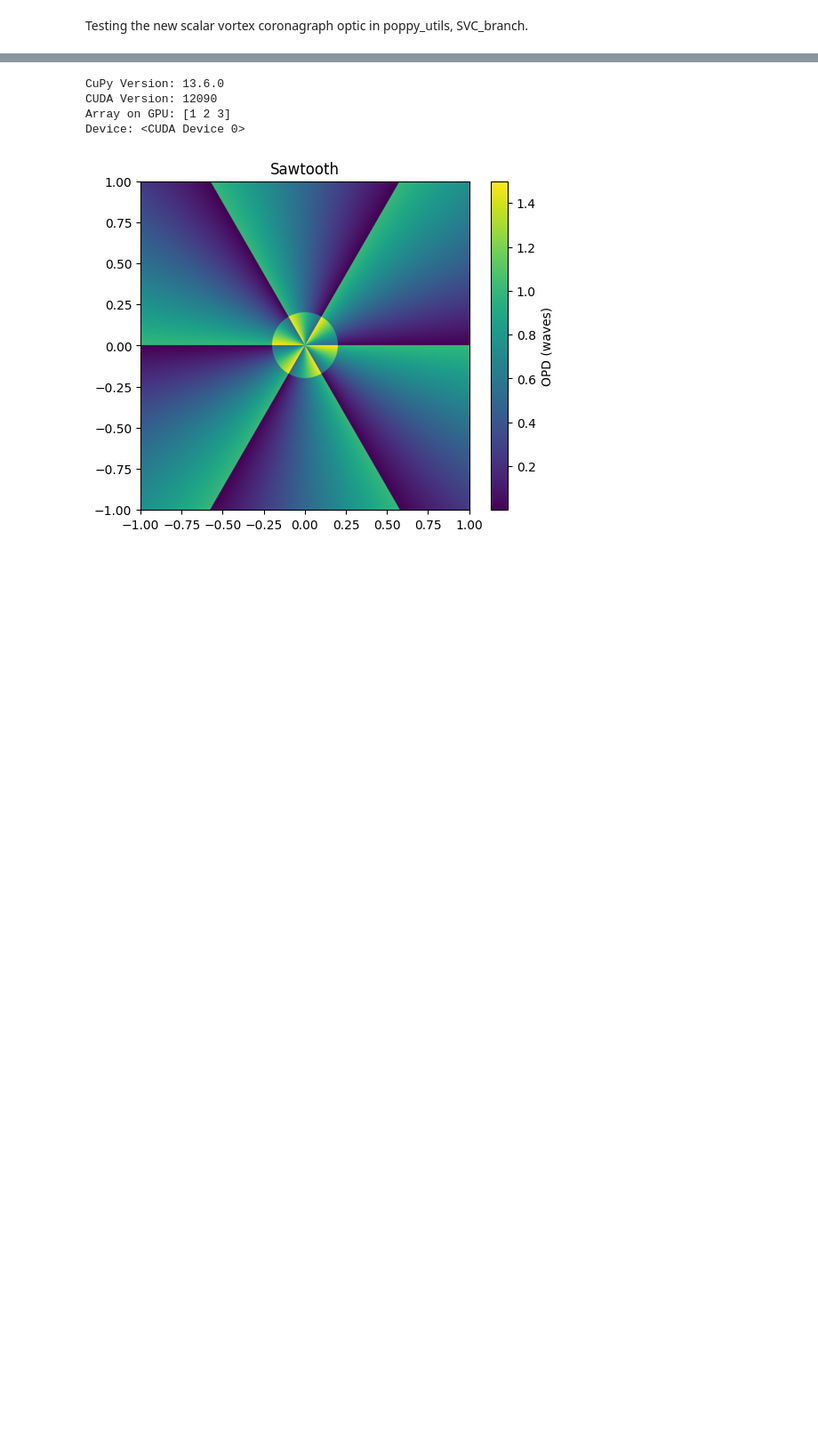
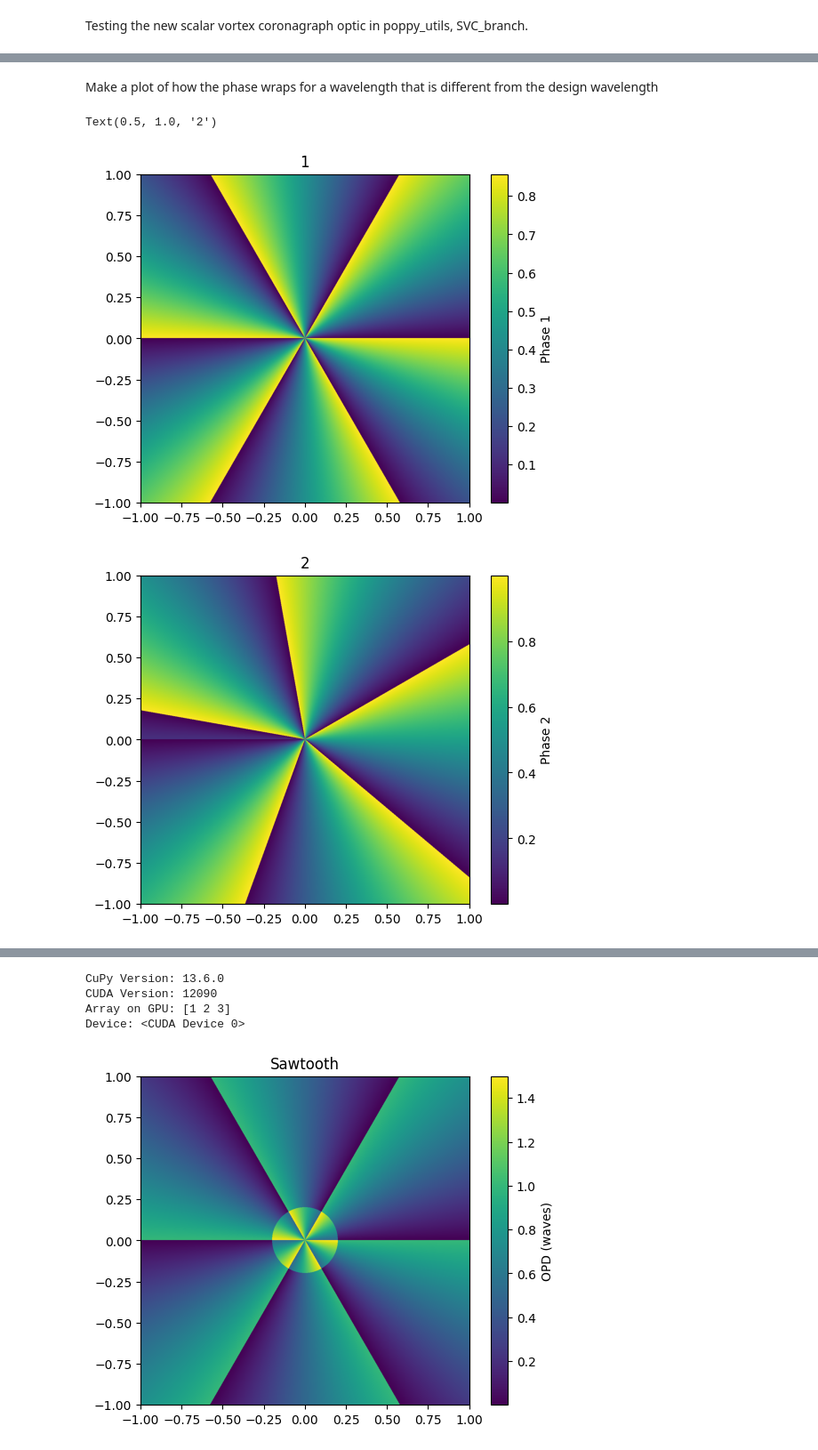
Before and after one commit to kvangorkom/poppy_utils, a Jupyter notebook: notebooks/svc_testing.ipynb, the cells around one changed output, grey strips where cells are left out. Shown at 89% size. Drawn from its saved outputs; the diff is of its cells as text; code cells hidden in the pictures; blank space fills up the shorter version.

```diff
--- a/notebooks/svc_testing.ipynb
+++ b/notebooks/svc_testing.ipynb
@@ -18,0 +17,34 @@ SVC test1
+# %% [markdown]
+Make a plot of how the phase wraps for a wavelength that is different from the design wavelength
+# %%
+charge = 6
+design_wl = 600
+testing_wl = 700
+x, y = np.meshgrid(np.linspace(-1, 1, 1000), np.linspace(-1, 1, 1000))
+azimuthal_phase = charge * np.arctan2(y, x)
+relative_phase1 = np.mod(azimuthal_phase, 2*np.pi)
+relative_phase2 = (np.arctan2(y, x) + np.pi) * charge
+
+# The OPD imparted by the glass will be fixed and determined by the design wavelength
+opd1 = relative_phase1 * design_wl / (2*np.pi)
+opd2 = relative_phase2 * design_wl / (2*np.pi)
+
+# The phase of the light off-band will be different
+phase1 = opd1 / testing_wl
+phase2 = opd2 / testing_wl
+phase1 = np.mod(phase1, 1)
+phase2 = np.mod(phase2, 1)
+
+plt.figure()  # Create a new figure
+plt.imshow(phase1, extent=(-1, 1, -1, 1), cmap='viridis', origin='lower')
+plt.colorbar(label='Phase 1')
+plt.title('1')
+
+plt.figure()  # Create a new figure
+plt.imshow(phase2, extent=(-1, 1, -1, 1), cmap='viridis', origin='lower')
+plt.colorbar(label='Phase 2')
+plt.title('2')
+# %% [output]
+Text(0.5, 1.0, '2')
+[figure, added]
+[figure, added]
```
Also changed, not shown: parts of 2 cells of this notebook, 1 other file.
